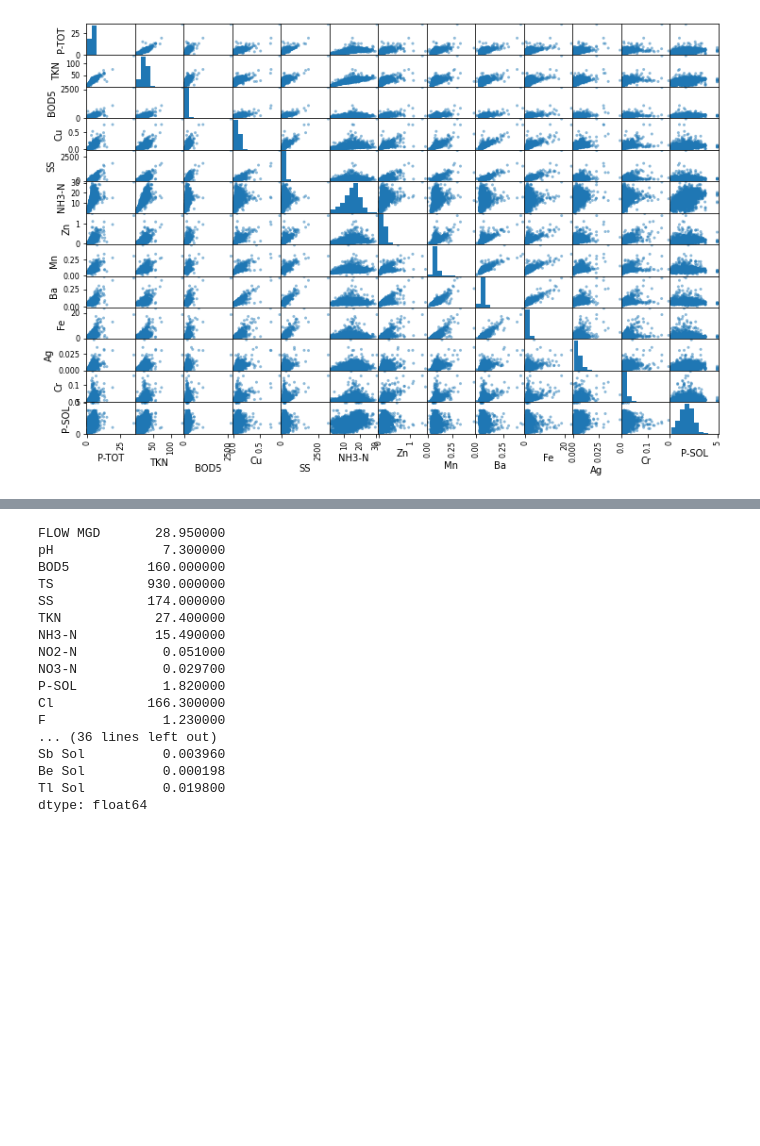
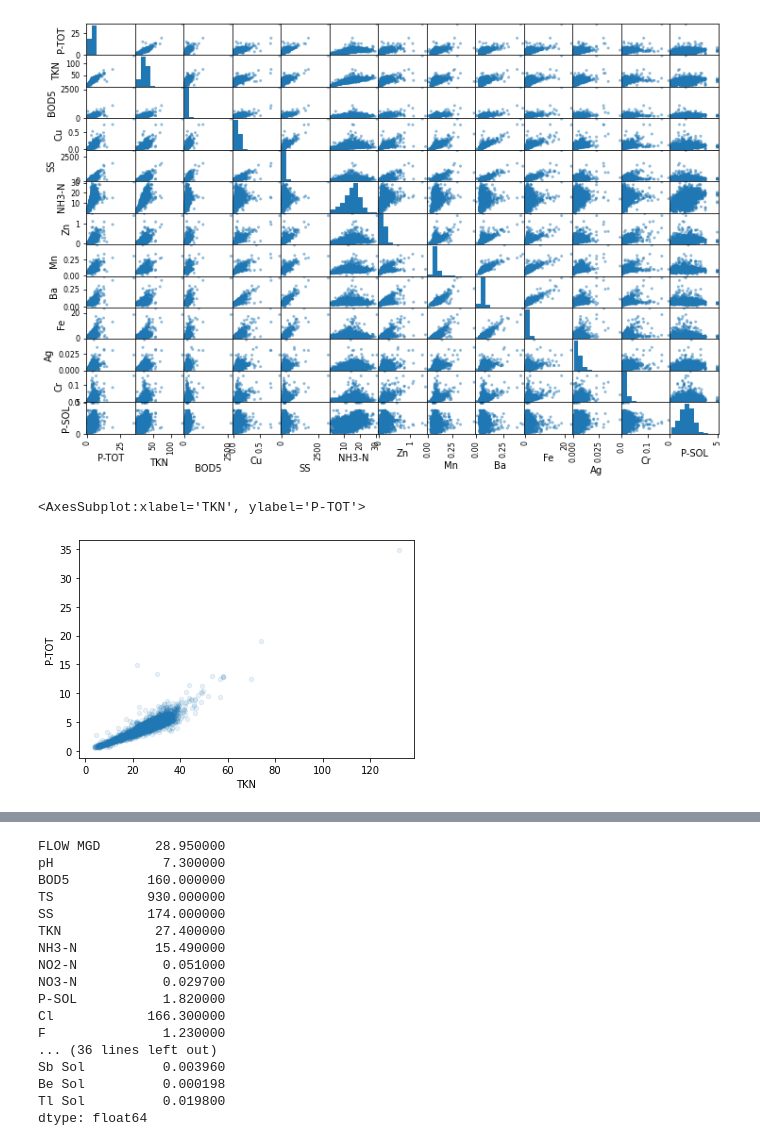
Before and after one commit to ArthurGit2019/IWS-Challenge, a Jupyter notebook: IWS.ipynb, the cells around one changed output, grey strips where cells are left out. Cells and saved outputs as stored; diff of their text form; code cells hidden in the pictures; blank space fills up the shorter version.

```diff
--- a/IWS.ipynb
+++ b/IWS.ipynb
@@ -448,3 +457,11 @@ array([[<AxesSubplot:xlabel='P-TOT', ylabel='P-TOT'>,
         <AxesSubplot:xlabel='Cr', ylabel='P-SOL'>,
         <AxesSubplot:xlabel='P-SOL', ylabel='P-SOL'>]], dtype=object)
 [figure]
+# %%
+plantA_data.plot(kind="scatter", x="TKN", y="P-TOT", alpha=0.1)
+# Matplotlib allows you to adjust the transparency of a graph plot using the alpha attribute. By default, alpha=1
+# If you want to make the graph plot more transparent, then you can make alpha less than 1, such as 0.5 or 0.25.
+# If you want to make the graph plot less transparent, then you can make alpha greater than 1.
+# %% [output]
+<AxesSubplot:xlabel='TKN', ylabel='P-TOT'>
+[figure, added]
```
Also changed, not shown: parts of 81 cells of this notebook.
